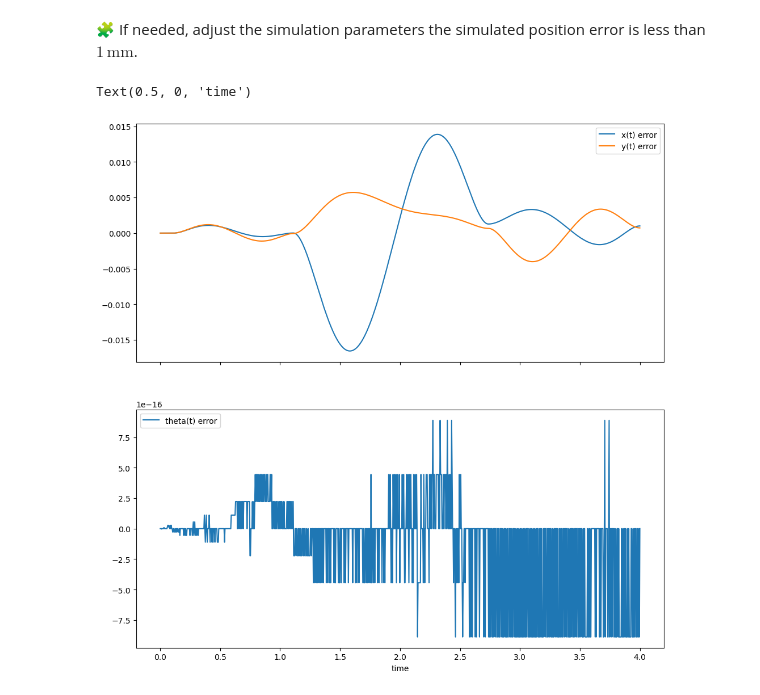
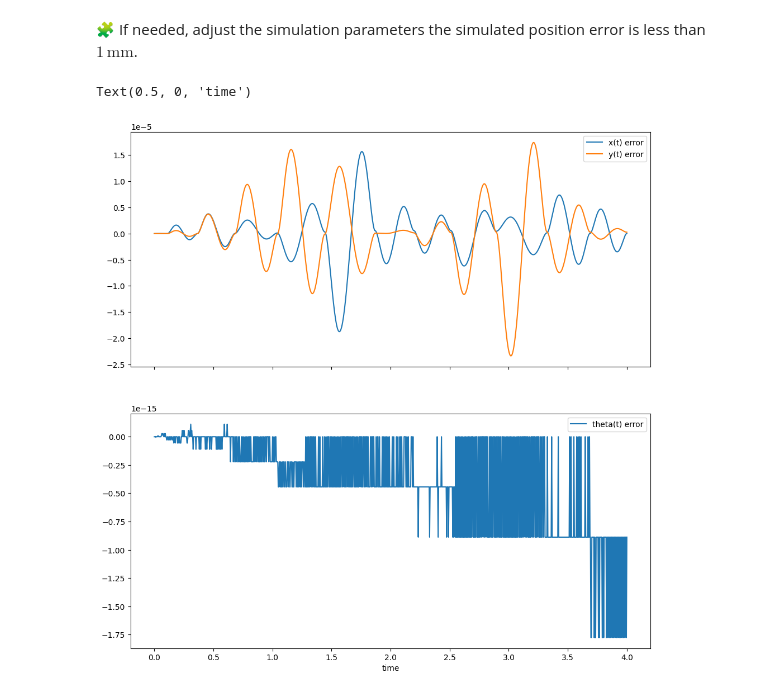
Before and after one commit to ukeeed/control-engineering-with-python-project-2023-2024, a Jupyter notebook: Project_part_1.ipynb, the cells around one changed output. Cells and saved outputs as stored; diff of their text form; code cells hidden in the pictures.

```diff
--- a/Project_part_1.ipynb
+++ b/Project_part_1.ipynb
@@ -265,23 +265,24 @@ Text(0.5, 0, 'time')
 # %%
 simulate_1 = solve_ivp(
     fun=fun,
     t_span=(0.0, 4.0),
     y0=[0.0, 0.0, 0.0],
-
+    rtol=1e-6,
+    atol=1e-12,
     dense_output=True
 )
 t = linspace(0.0, 4.0, 1000)
 x_t, y_t, theta_t = simulate_1["sol"](t)
 fig=figure(figsize=(12, 12))
 ax1, ax2 = fig.subplots(2, 1, sharex=True)
 
 ax1.plot(t , x_t - 2*sin(2*pi*t/4), label="x(t) error")
 ax1.plot(t , y_t + 2*cos(2*pi*t/4) - 2, label="y(t) error")
 ax1.legend()
 
 ax2.plot(t, theta_t - 2*pi*t / 4.0, label="theta(t) error")
 ax2.legend()
 xlabel("time")
 # %% [output]
 Text(0.5, 0, 'time')
-[figure, old version]
+[figure, new version]
```
